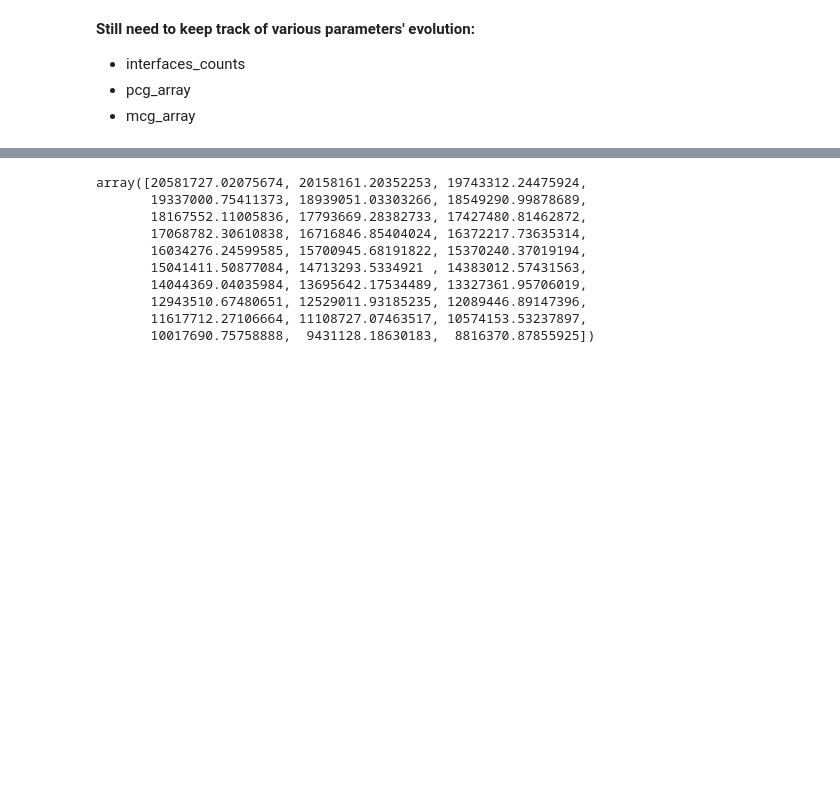
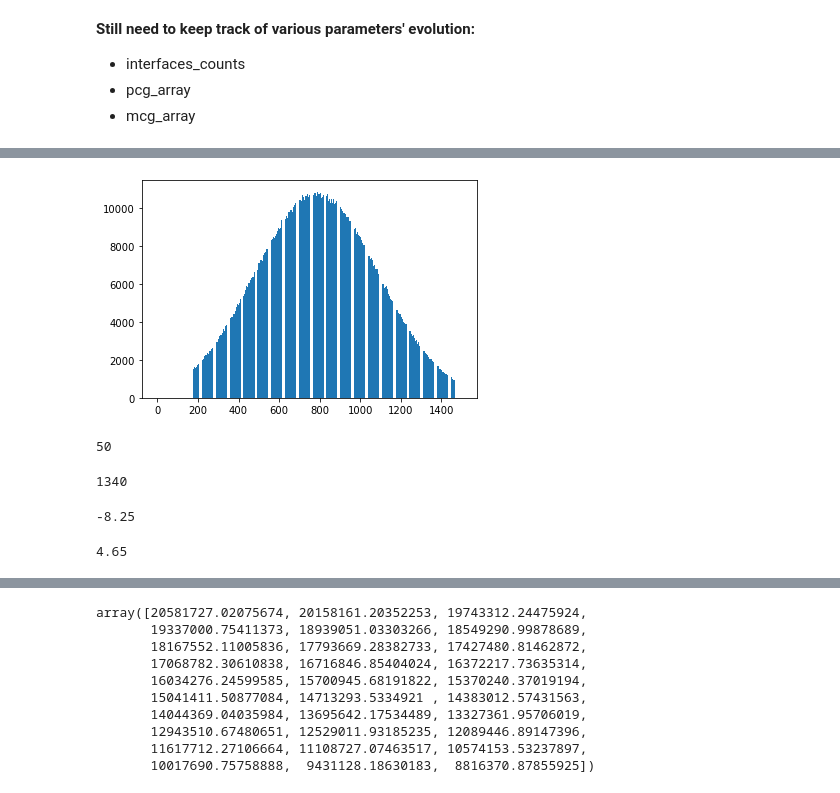
Before and after one commit to Complexio/sedgen, a Jupyter notebook: notebooks/1_Initialization.ipynb, the cells around one changed output, grey strips where cells are left out. Cells and saved outputs as stored; diff of their text form; code cells hidden in the pictures; blank space fills up the shorter version.

```diff
--- a/notebooks/1_Initialization.ipynb
+++ b/notebooks/1_Initialization.ipynb
@@ -2091,0 +2160,19 @@ Wall time: 31.3 s
+# %%
+plt.bar(range(1500), height=np.bincount(np.concatenate(crystal_size_array_new), minlength=1500))
+plt.show();
+# %% [output]
+[figure, added]
+# %%
+np.min(np.concatenate(crystal_size_array_new))
+np.max(np.concatenate(crystal_size_array_new))
+# %% [output]
+50
+1340
+# %%
+np.log2(sedgen_CA_NS.size_bins[175])
+# %% [output]
+-8.25
+# %%
+np.log2(sedgen_CA_NS.size_bins[1465])
+# %% [output]
+4.65
```
Also changed, not shown: parts of 40 cells of this notebook, 1 other file.
